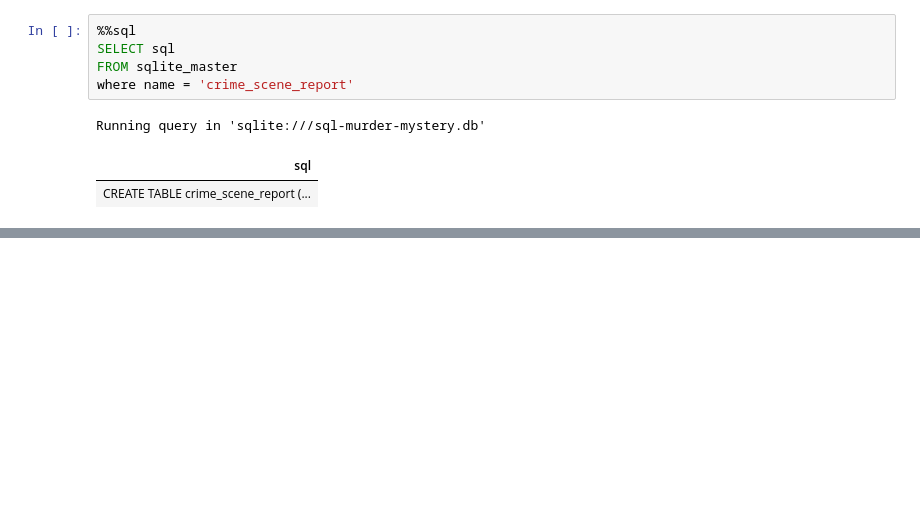
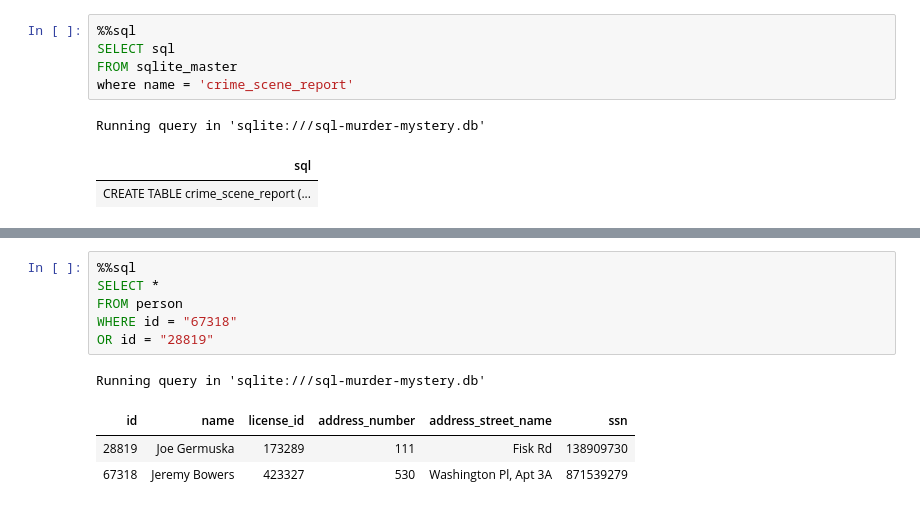
Before and after one commit to UCSF-DataSci/3-sql-yangpings, a Jupyter notebook: MYSTERY.ipynb, the cells around one changed output, grey strips where cells are left out. Saved outputs shown, nothing was run; the diff lists cells and outputs as text; blank space fills up the shorter version.

```diff
--- a/MYSTERY.ipynb
+++ b/MYSTERY.ipynb
@@ -80,0 +167,11 @@ Did you find the killer? When you think you know the answer, submit your suspect
+# %%
+%%sql
+SELECT *
+FROM person
+WHERE id = "67318"
+OR id = "28819"
+# %% [output]
+Running query in 'sqlite:///sql-murder-mystery.db'
+| id | name | license_id | address_number | address_street_name | ssn |
+| 28819 | Joe Germuska | 173289 | 111 | Fisk Rd | 138909730 |
+| 67318 | Jeremy Bowers | 423327 | 530 | Washington Pl, Apt 3A | 871539279 |
```
Also changed, not shown: parts of 23 cells of this notebook, 1 other file.
